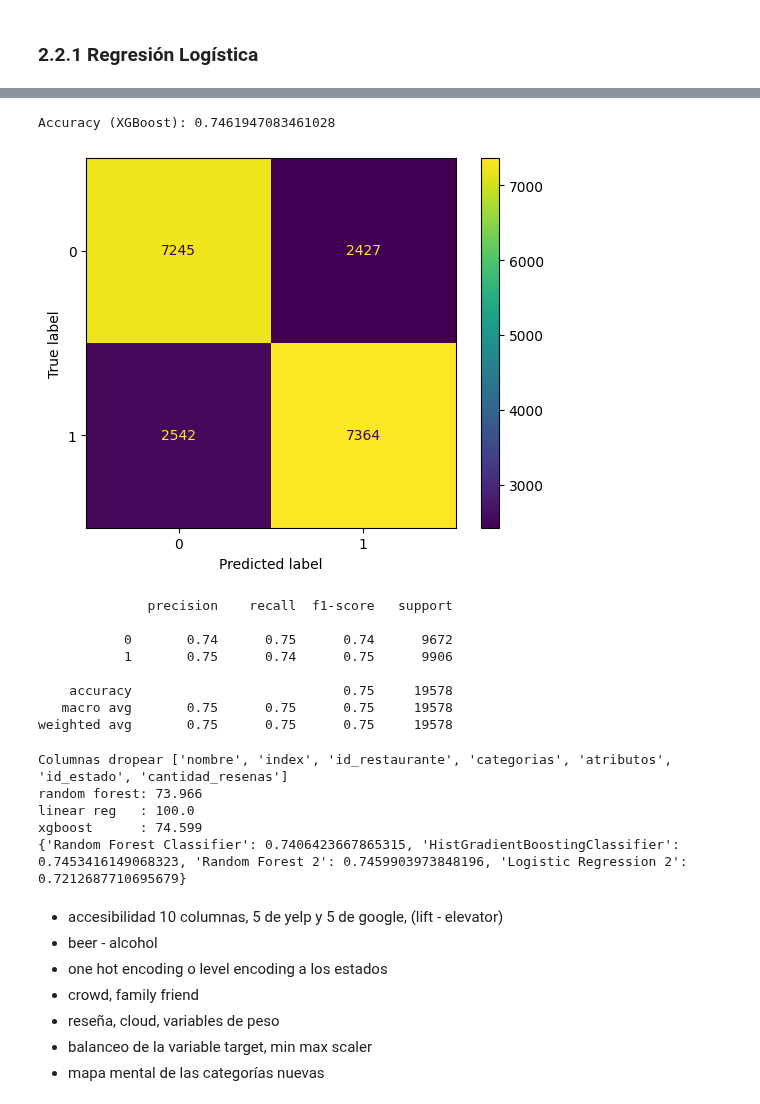
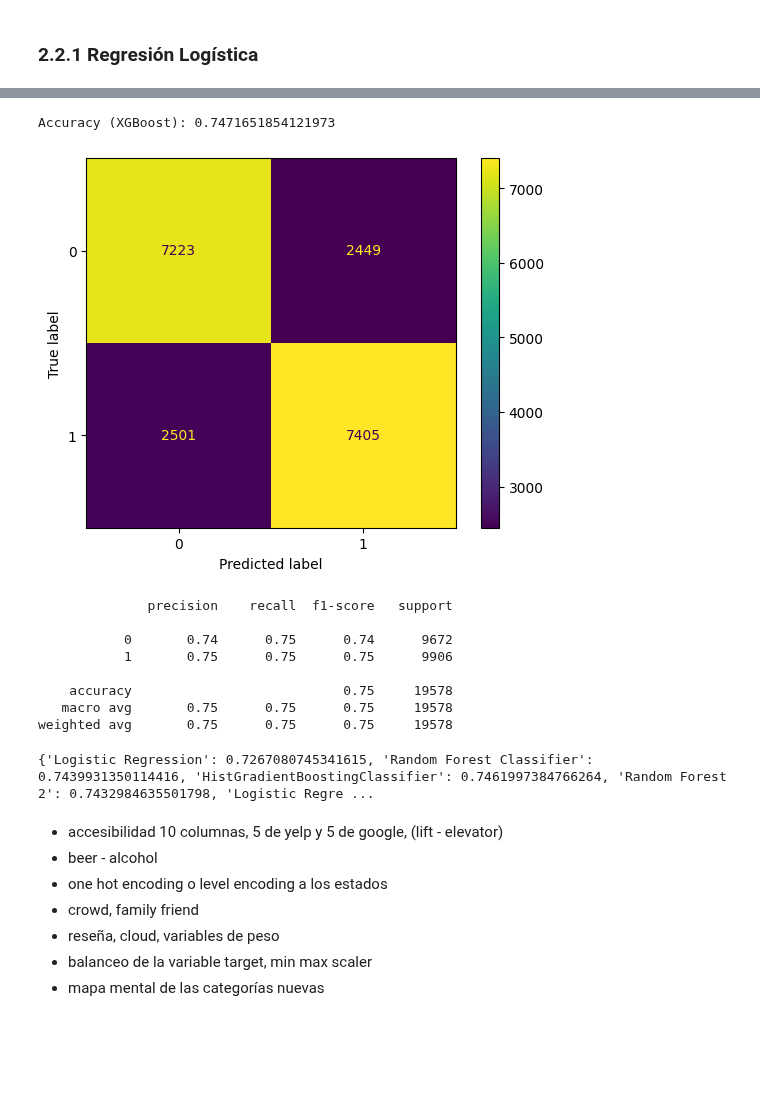
Before and after one commit to Aspirina180mg/PF_DATAPT07, a Jupyter notebook: ML-Javier.ipynb, the cells around one changed output, grey strips where cells are left out. Cells and saved outputs as stored; diff of their text form; code cells hidden in the pictures; blank space fills up the shorter version.

```diff
--- a/ML-Javier.ipynb
+++ b/ML-Javier.ipynb
@@ -361 +341,12 @@ df_atributos_filtrado = df.reset_index().merge(df_restaurantes.reset_index(), on
+# %%
+encoder = OneHotEncoder(handle_unknown='ignore', sparse_output=False)
+# enc.fit(range(1,51).reshape(-1,1))
+# enc.fit(df_restaurantes['id_estado'].reset_index())
+
+one_hot_encoded = encoder.fit_transform(df[['id_estado']].astype(int))
+# one_hot_encoded
+df_one_hot_encoded = pd.DataFrame(one_hot_encoded, columns=encoder.get_feature_names_out(['id_estado']))
+# df[['id_estado']]
+
+df = pd.concat([df, df_one_hot_encoded], axis=1)
 # %%
@@ -498,4 +490,4 @@ umbral = df['calificacion'].mean()
 # %%
 df.loc[:, 'calificacion'] = df.loc[:, 'calificacion'].apply(lambda x: 1 if x >= umbral else 0)
 # %%
-df['calificacion'] = df['calificacion'].astype(int)
+df.loc[:, 'calificacion'] = df.loc[:, 'calificacion'].astype(int)
@@ -852,0 +782,25 @@ Confusion Matrix:
+# %%
+
+model = DecisionTreeClassifier(random_state=42)
+model.fit(X, y)
+
+feature_importances = model.feature_importances_
+
+features = pd.DataFrame({
+    'Feature': X.columns,
+    'Importance': feature_importances
+})
+
+# Ordenar las características por importancia
+features = features.sort_values(by='Importance', ascending=False).head(50)
+
+# Visualizar la importancia de las características
+plt.figure(figsize=(12, 8))
+plt.barh(features['Feature'], features['Importance'])
+plt.xlabel('Importancia')
+plt.ylabel('Característica')
+plt.title('Importancia de las Características')
+plt.gca().invert_yaxis()
+plt.show()
+
+print(features['Feature'].tolist())
@@ -869,61 +826,54 @@ params = {
     'objective': 'multi:softmax',  # Para clasificación multiclase
     'num_class': 2,  # Número de clases en la variable de salida
     'eval_metric': 'merror',  # Métrica de evaluación
-    'learning_rate': 0.09,
+    'learning_rate': 0.1,
     'max_depth': 5
 }
 
 # Entrenar el modelo XGBoost
 num_rounds = 300
 
 xgb_model = xgb.train(params, dtrain, num_rounds)
 
 # Hacer predicciones
 y_pred_xgb = xgb_model.predict(dtest)
 
 # Evaluar el modelo
 accuracy_xgb = accuracy_score(y_test, y_pred_xgb)
 print(f'Accuracy (XGBoost): {accuracy_xgb}')
 scores["Random Forest (XGBoost)"] = accuracy_score(y_test, y_pred_xgb)
 
-# xgboost_accuracy = accuracy_xgb
-
-# from sklearn.metrics import classification_report
 
 # # Print classification report
 # print(classification_report(y_test, y_pred_xgb))
 
 cm = confusion_matrix(y_test, y_pred_xgb)
 
 disp = ConfusionMatrixDisplay(confusion_matrix=cm)
 
 disp.plot()
 plt.show()
 print(classification_report(y_test, y_pred_xgb))
 # %% [output]
-Accuracy (XGBoost): 0.7461947083461028
+Accuracy (XGBoost): 0.7471651854121973
-[figure, old version]
+[figure, new version]
               precision    recall  f1-score   support
 
            0       0.74      0.75      0.74      9672
-           1       0.75      0.74      0.75      9906
+           1       0.75      0.75      0.75      9906
 
     accuracy                           0.75     19578
    macro avg       0.75      0.75      0.75     19578
 weighted avg       0.75      0.75      0.75     19578
 # %%
-print(f"Columnas dropear {dropear}")
-print(f"random forest: {round(random_forest_accuracy*100, 3)}")
-print(f"linear reg   : {round(linear_reg_accuracy*100, 3)}" )
-print(f"xgboost      : {round(xgboost_accuracy*100, 3)}"  )
+# print(f"Columnas dropear {dropear}")
+# print(f"random forest: {round(random_forest_accuracy*100, 3)}")
+# print(f"linear reg   : {round(linear_reg_accuracy*100, 3)}" )
+# print(f"xgboost      : {round(xgboost_accuracy*100, 3)}"  )
 
 print(scores)
 # %% [output]
-Columnas dropear ['nombre', 'index', 'id_restaurante', 'categorias', 'atributos', 'id_estado', 'cantidad_resenas']
-random forest: 73.966
-linear reg   : 100.0
-xgboost      : 74.599
-{'Random Forest Classifier': 0.7406423667865315, 'HistGradientBoostingClassifier': 0.7453416149068323, 'Random Forest 2': 0.7459903973848196, 'Logistic Regression 2': 0.7212687710695679}
+{'Logistic Regression': 0.7267080745341615, 'Random Forest Classifier': 0.7439931350114416, 'HistGradientBoostingClassifier': 0.7461997384766264, 'Random Forest 2': 0.7432984635501798, 'Logistic Regre ...
 # %%
 # df_reviews = pd.read_parquet(r'Datawarehouse\reviewstexto.parquet')
 # %% [markdown]
```
Also changed, not shown: parts of 29 cells of this notebook.
